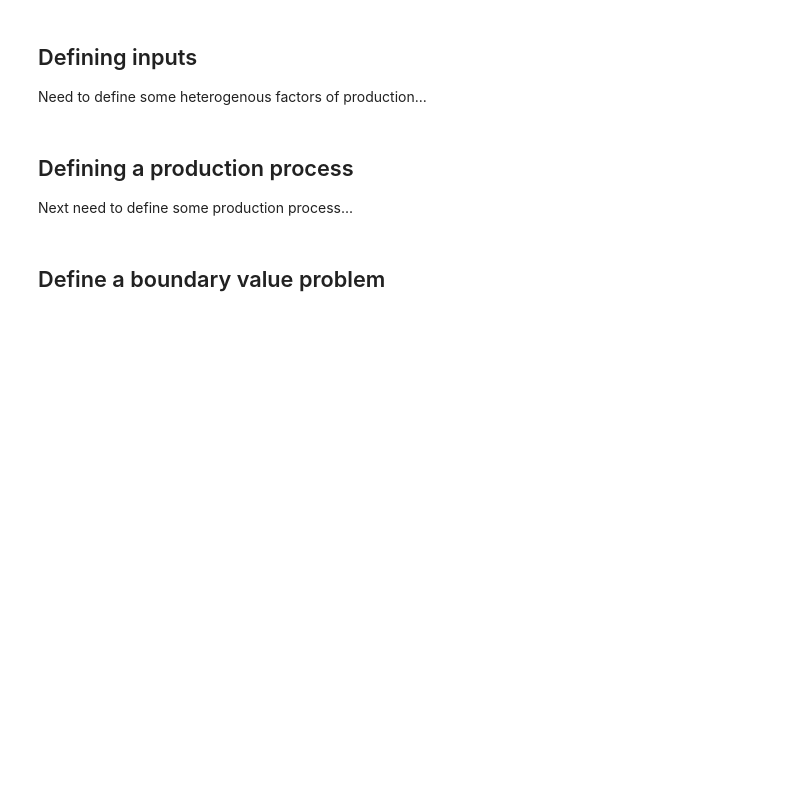
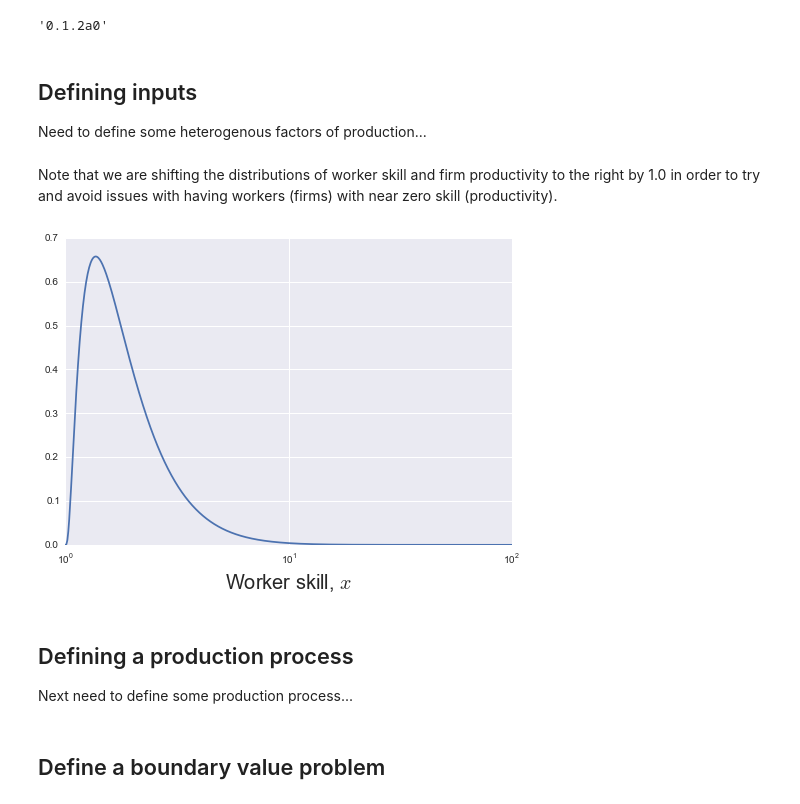
Before and after one commit to davidrpugh/assortative-matching, a Jupyter notebook: examples/positive-assortative-matching.ipynb, the cells around one changed output. Saved outputs shown, nothing was run; the diff lists cells and outputs as text; code cells hidden in the pictures; blank space fills up the shorter version.

```diff
--- a/examples/positive-assortative-matching.ipynb
+++ b/examples/positive-assortative-matching.ipynb
@@ -8,6 +8,10 @@ import sympy as sym
 
 import pycollocation
 import pyam
+# %%
+pyam.__version__
+# %% [output]
+'0.1.2a0'
 # %% [markdown]
 ## Defining inputs
 
@@ -36,6 +45,16 @@ firms = pyam.Input(var=y,
                    params=productivity_params,
                    bounds=productivity_bounds,
                    )
+# %% [markdown]
+Note that we are shifting the distributions of worker skill and firm productivity to the right by 1.0 in order to try and avoid issues with having workers (firms) with near zero skill (productivity).
+# %%
+xs = np.linspace(workers.lower, workers.upper, 1e4)
+plt.plot(xs, workers.evaluate_pdf(xs))
+plt.xscale('log')
+plt.xlabel('Worker skill, $x$', fontsize=20)
+plt.show()
+# %% [output]
+[figure, added]
 # %% [markdown]
 ## Defining a production process
 
```
Also changed, not shown: parts of 9 cells of this notebook.
